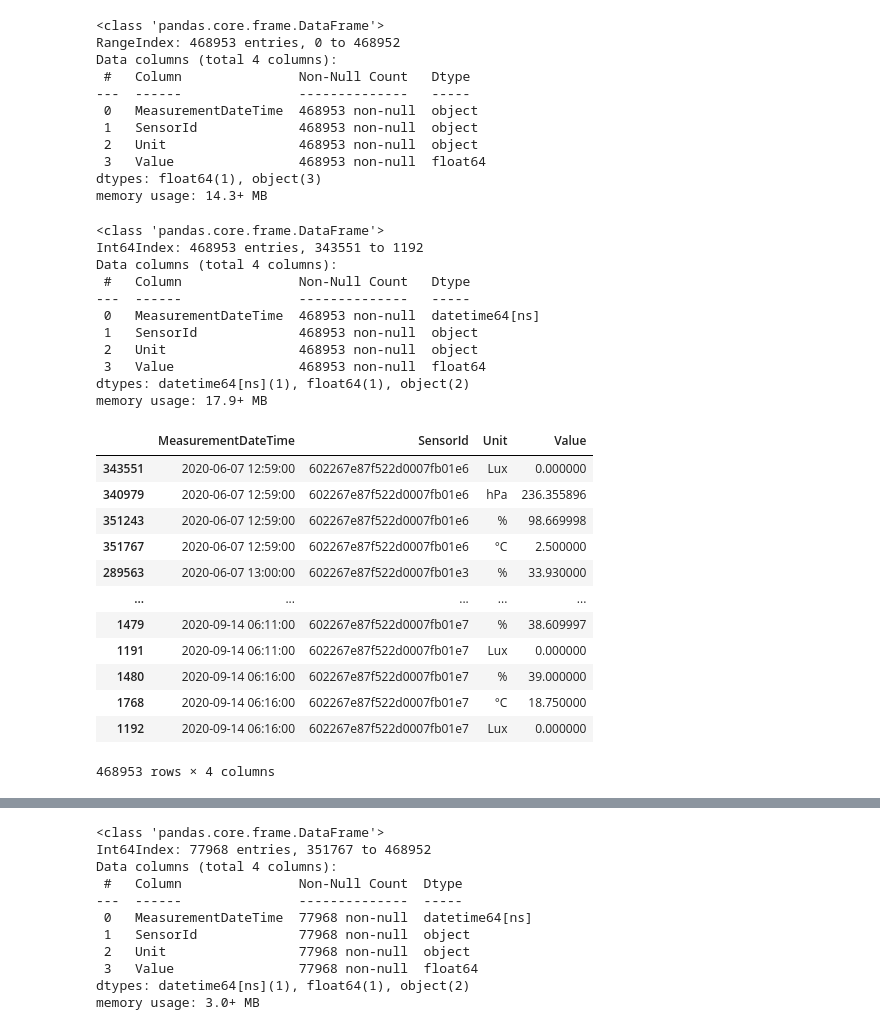
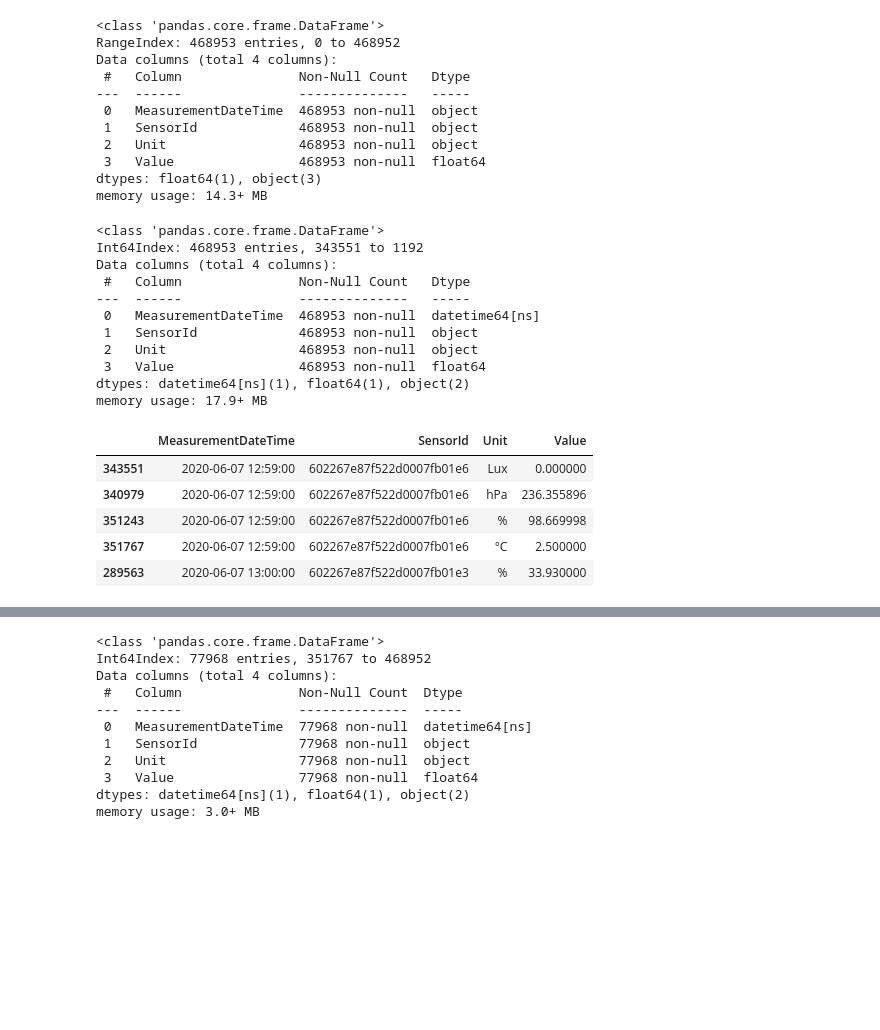
Before and after one commit to leaniske/RNN, a Jupyter notebook: analysis.ipynb, the cells around one changed output, grey strips where cells are left out. Saved outputs shown, nothing was run; the diff lists cells and outputs as text; code cells hidden in the pictures; blank space fills up the shorter version.

```diff
--- a/analysis.ipynb
+++ b/analysis.ipynb
@@ -74,34 +76,27 @@ memory usage: 14.3+ MB
 # %%
 # W tym kroku chcemy zmienić typ danych w kolumnie "MeasurementDateTime" z obiektowych na datowe oraz posortować tabelę, aby zapisy z sensorów zaczynały się od najstarszej daty.
 df['MeasurementDateTime'] = pd.to_datetime(df['MeasurementDateTime'], dayfirst=True)
 df = df.sort_values(by='MeasurementDateTime')
 df.info()
-df
+df.head()
 # %% [output]
 <class 'pandas.core.frame.DataFrame'>
 Int64Index: 468953 entries, 343551 to 1192
 Data columns (total 4 columns):
  #   Column               Non-Null Count   Dtype
 ---  ------               --------------   -----
  0   MeasurementDateTime  468953 non-null  datetime64[ns]
  1   SensorId             468953 non-null  object
  2   Unit                 468953 non-null  object
  3   Value                468953 non-null  float64
 dtypes: datetime64[ns](1), float64(1), object(2)
 memory usage: 17.9+ MB
 |  | MeasurementDateTime | SensorId | Unit | Value |
 | 343551 | 2020-06-07 12:59:00 | 602267e87f522d0007fb01e6 | Lux | 0.000000 |
 | 340979 | 2020-06-07 12:59:00 | 602267e87f522d0007fb01e6 | hPa | 236.355896 |
 | 351243 | 2020-06-07 12:59:00 | 602267e87f522d0007fb01e6 | % | 98.669998 |
 | 351767 | 2020-06-07 12:59:00 | 602267e87f522d0007fb01e6 | °C | 2.500000 |
 | 289563 | 2020-06-07 13:00:00 | 602267e87f522d0007fb01e3 | % | 33.930000 |
-| ... | ... | ... | ... | ... |
-| 1479 | 2020-09-14 06:11:00 | 602267e87f522d0007fb01e7 | % | 38.609997 |
-| 1191 | 2020-09-14 06:11:00 | 602267e87f522d0007fb01e7 | Lux | 0.000000 |
-| 1480 | 2020-09-14 06:16:00 | 602267e87f522d0007fb01e7 | % | 39.000000 |
-| 1768 | 2020-09-14 06:16:00 | 602267e87f522d0007fb01e7 | °C | 18.750000 |
-| 1192 | 2020-09-14 06:16:00 | 602267e87f522d0007fb01e7 | Lux | 0.000000 |
-468953 rows × 4 columns
 # %%
 # W naszej pracy chcemy jedynie przewidzieć zmianę temperatury podczas przewozu.
 # W związku z tym interesują nas jedynie recordy, dla których widnieje "°C" w kolumnie "Unit".
```
Also changed, not shown: parts of 4 cells of this notebook, 3 other files.
